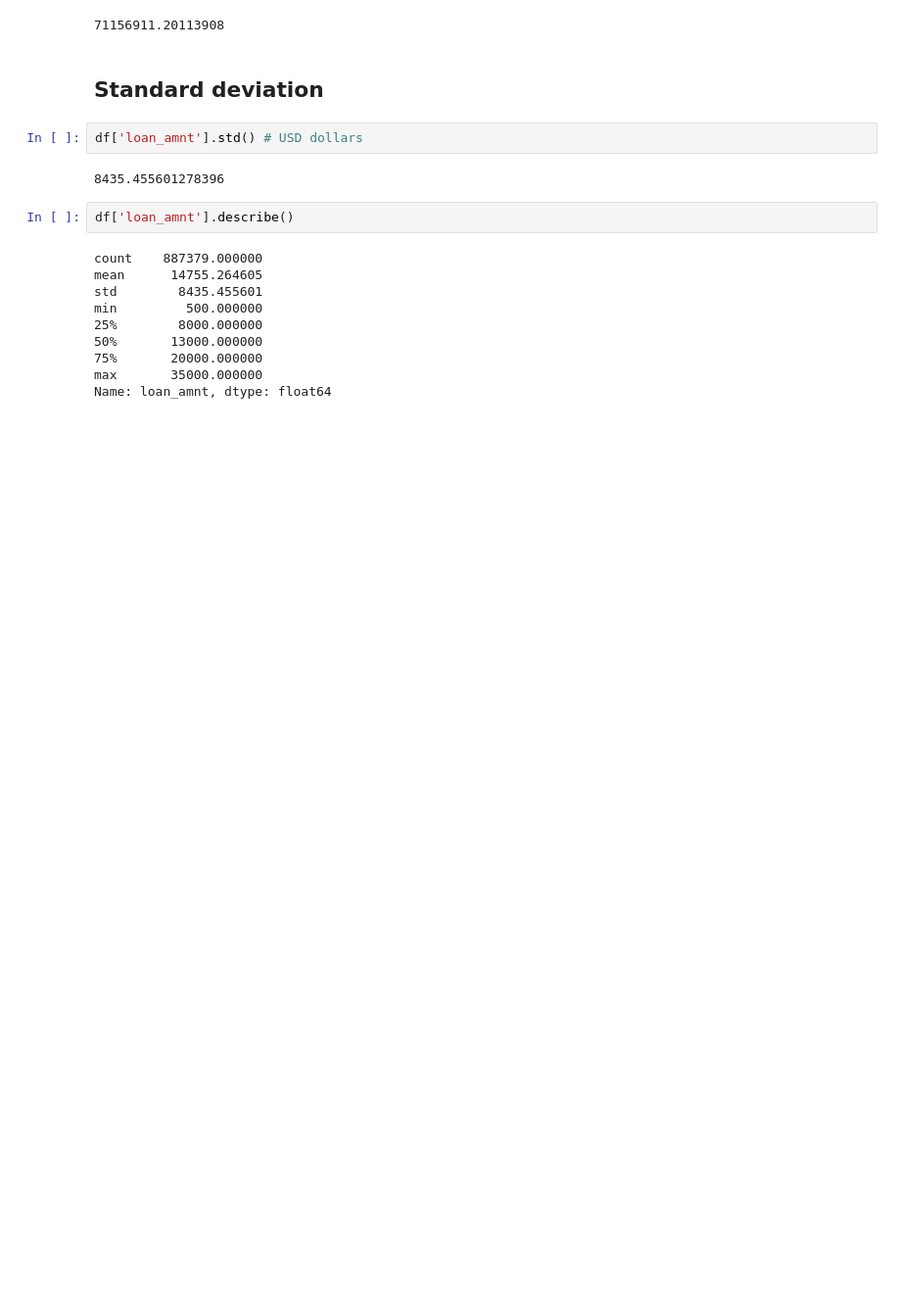
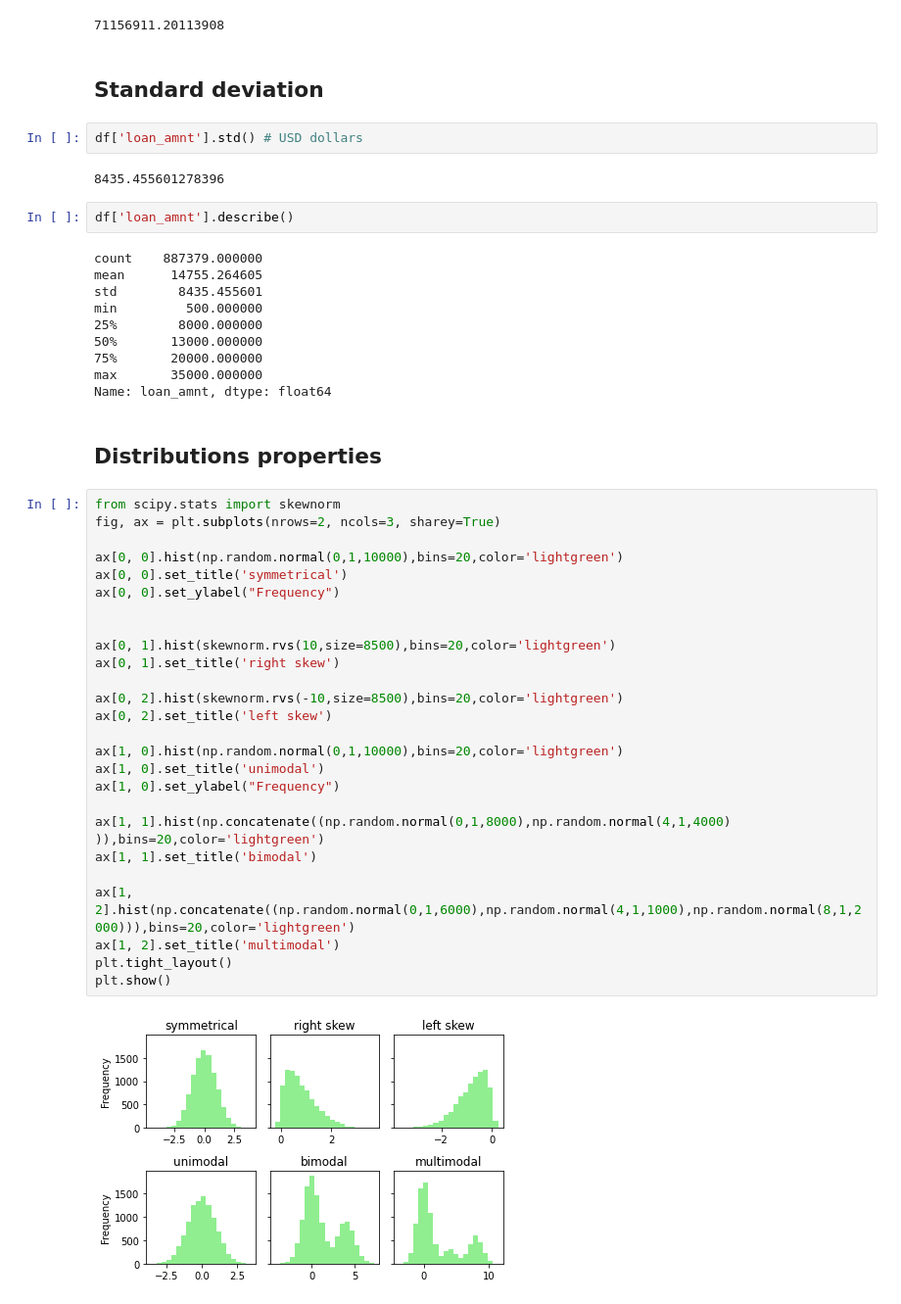
Before and after one commit to fburnelli/cas-de-stat-vis, a Jupyter notebook: statistic.ipynb, the cells around one changed output. Shown at 98% size. Cells and saved outputs as stored; diff of their text form; blank space fills up the shorter version.

Commit message:
statistic.ipynb
distrib

```diff
--- a/statistic.ipynb
+++ b/statistic.ipynb
@@ -177,6 +177,36 @@ min         500.000000
 75%       20000.000000
 max       35000.000000
 Name: loan_amnt, dtype: float64
+# %% [markdown]
+## Distributions properties
+# %%
+from scipy.stats import skewnorm
+fig, ax = plt.subplots(nrows=2, ncols=3, sharey=True)
+
+ax[0, 0].hist(np.random.normal(0,1,10000),bins=20,color='lightgreen')
+ax[0, 0].set_title('symmetrical')
+ax[0, 0].set_ylabel("Frequency")
+
+
+ax[0, 1].hist(skewnorm.rvs(10,size=8500),bins=20,color='lightgreen')
+ax[0, 1].set_title('right skew')
+
+ax[0, 2].hist(skewnorm.rvs(-10,size=8500),bins=20,color='lightgreen')
+ax[0, 2].set_title('left skew')
+
+ax[1, 0].hist(np.random.normal(0,1,10000),bins=20,color='lightgreen')
+ax[1, 0].set_title('unimodal')
+ax[1, 0].set_ylabel("Frequency")
+
+ax[1, 1].hist(np.concatenate((np.random.normal(0,1,8000),np.random.normal(4,1,4000) )),bins=20,color='lightgreen')
+ax[1, 1].set_title('bimodal')
+
+ax[1, 2].hist(np.concatenate((np.random.normal(0,1,6000),np.random.normal(4,1,1000),np.random.normal(8,1,2000))),bins=20,color='lightgreen')
+ax[1, 2].set_title('multimodal')
+plt.tight_layout()
+plt.show()
+# %% [output]
+[figure, added]
 # %% [markdown]
 <a style='text-decoration:none;line-height:16px;display:flex;color:#5B5B62;padding:10px;justify-content:end;' href='https://deepnote.com?utm_source=created-in-deepnote-cell&projectId=484ce270-3a41-4dd6-9050-10e2ff2d7d59' target="_blank">
 <img alt='Created in deepnote.com' style='display:inline;max-height:16px;margin:0px;margin-right:7.5px;' src='embedded-picture-1' > </img>
```
